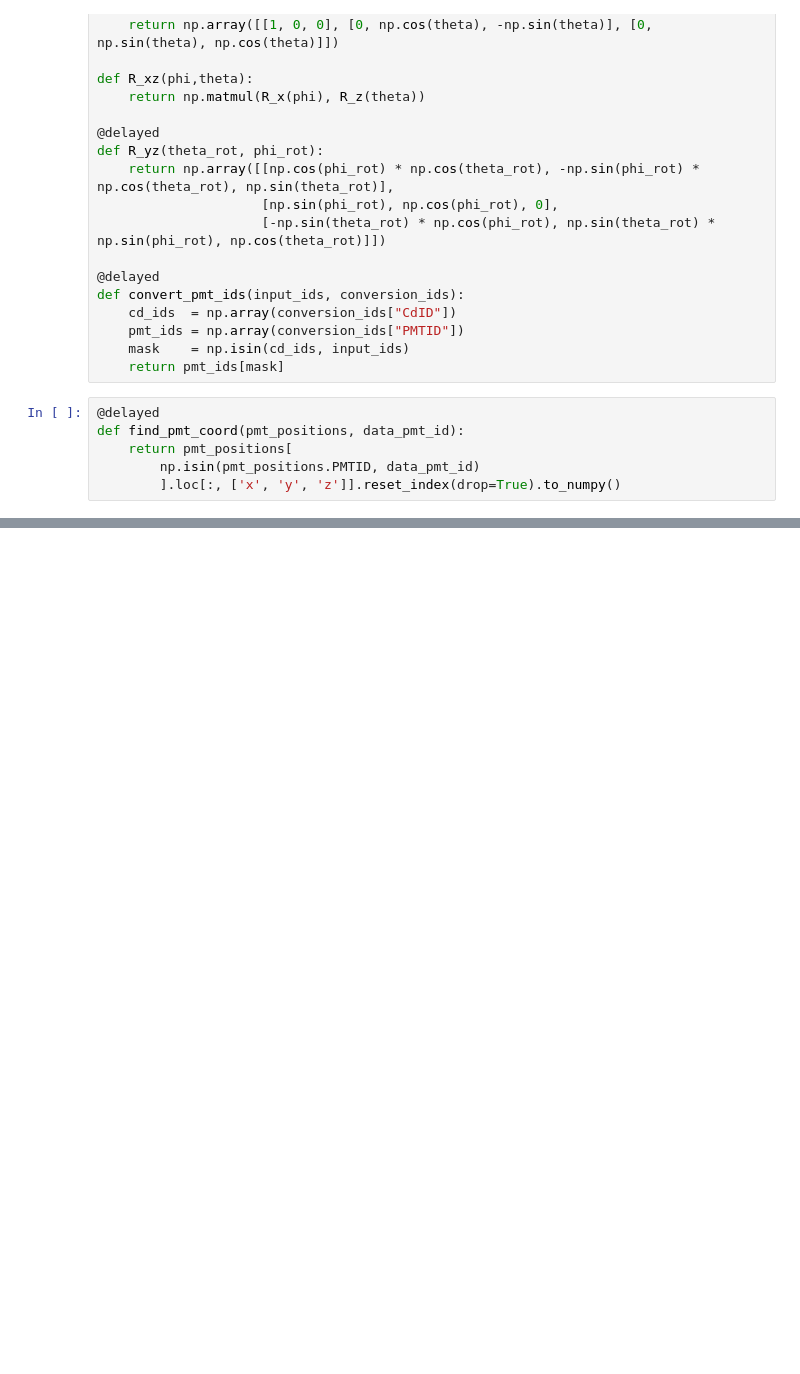
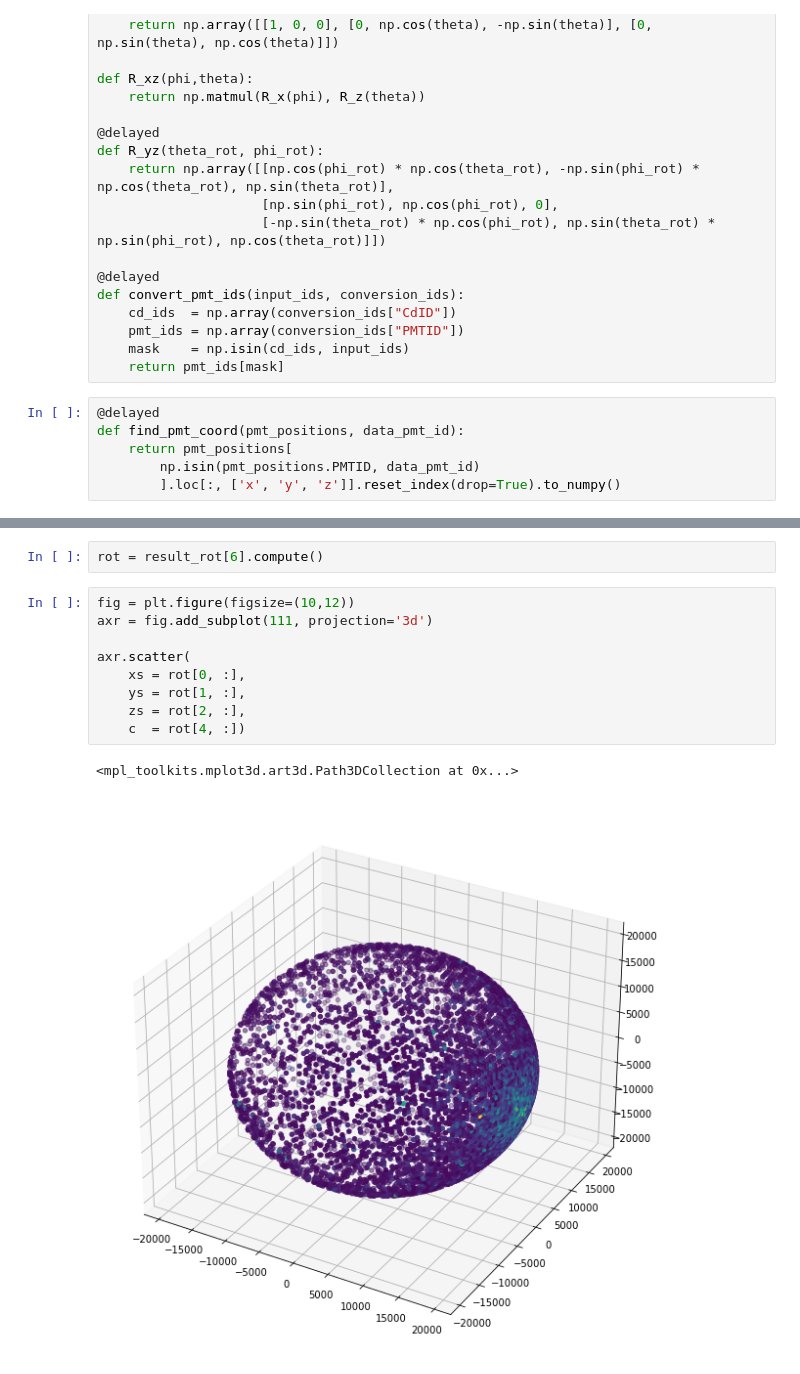
Before and after one commit to c0pp1/distributed-juno, a Jupyter notebook: dask/dask_mapping.ipynb, the cells around one changed output, grey strips where cells are left out. Drawn from its saved outputs; the diff is of its cells as text; blank space fills up the shorter version.

```diff
--- a/dask/dask_mapping.ipynb
+++ b/dask/dask_mapping.ipynb
@@ -543,0 +744,14 @@ client.shutdown()
+# %%
+rot = result_rot[6].compute()
+# %%
+fig = plt.figure(figsize=(10,12))
+axr = fig.add_subplot(111, projection='3d')
+
+axr.scatter(
+    xs = rot[0, :],
+    ys = rot[1, :],
+    zs = rot[2, :],
+    c  = rot[4, :])
+# %% [output]
+<mpl_toolkits.mplot3d.art3d.Path3DCollection at 0x...>
+[figure, added]
```
Also changed, not shown: parts of 30 cells of this notebook.
